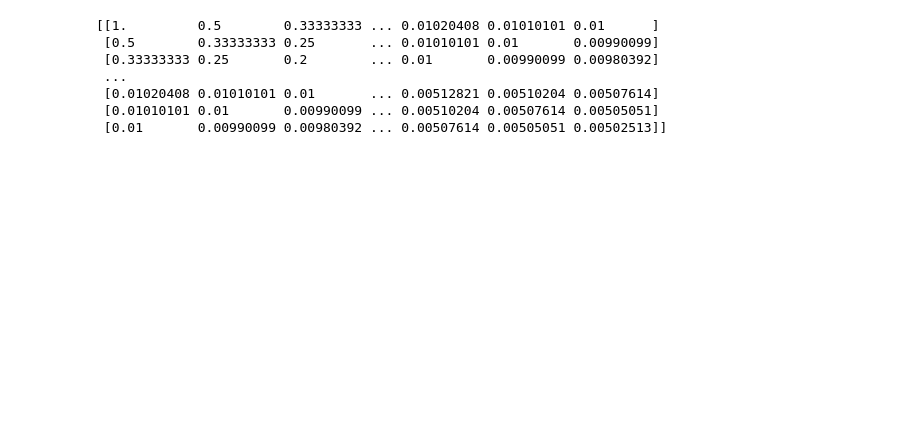
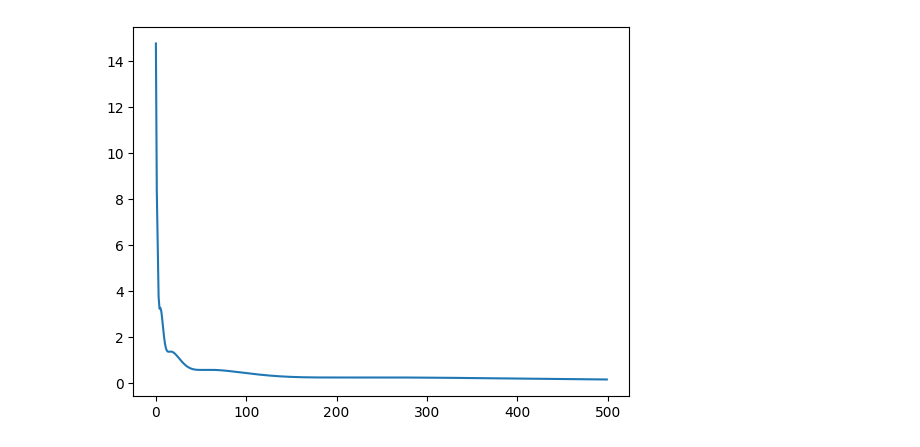
Before and after one commit to Matew3098/anl2025a_Mateo_Cardenas, a Jupyter notebook: Prueba.ipynb, the cells around one changed output. Cells and saved outputs as stored; diff of their text form; code cells hidden in the pictures; blank space fills up the shorter version.

```diff
--- a/Prueba.ipynb
+++ b/Prueba.ipynb
@@ -6,38 +6,34 @@ def hilbert(n):
         for j in range(n):
             A[i,j] = 1/(i+j+1) #debido a la correccion de rangos sumamos 1 a i y 1 a j entonces obtenemos i+j+1
     return A
-# %%
-print(hilbert(100))
-# %% [output]
-[[1.         0.5        0.33333333 ... 0.01020408 0.01010101 0.01      ]
- [0.5        0.33333333 0.25       ... 0.01010101 0.01       0.00990099]
- [0.33333333 0.25       0.2        ... 0.01       0.00990099 0.00980392]
- ...
- [0.01020408 0.01010101 0.01       ... 0.00512821 0.00510204 0.00507614]
- [0.01010101 0.01       0.00990099 ... 0.00510204 0.00507614 0.00505051]
- [0.01       0.00990099 0.00980392 ... 0.00507614 0.00505051 0.00502513]]
 # %%
-def Gauss_Seidel(A, b, x_0, tol=1e-10):
+def Gauss_Seidel(A, b, x_0, tol=1e-10, m_iter=500):
     x = x_0.astype(float).copy()
     k = 0
     norm_x = []
     norm_r = []
-    while np.linalg.norm(b - A @ x) > tol and k < 500: #criterio de residuos y de cantidad maxima de iteraciones
+    while np.linalg.norm(b - A @ x) > tol and k < m_iter: #criterio de residuos y de cantidad maxima de iteraciones
         for i in range(len(A)):
-            s1 = 0
-            s2 = 0
+            suma1 = 0
+            suma2 = 0
             for j in range(0, i):
-                s1 += A[i, j] * x[j]
+                suma1 += A[i, j] * x[j]
             for j in range(i + 1, len(A)):
-                s2 += A[i, j] * x[j]
-            x[i] = (b[i] - s1 - s2) / A[i, i]
+                suma2 += A[i, j] * x[j]
+            x[i] = (b[i] - suma1 - suma2) / A[i, i]
         k += 1
         norm_x.append(np.linalg.norm(x))
         norm_r.append(np.linalg.norm(b - A@x))
-        #print(f"Iteration {k}: x = {x}, Residual = {np.linalg.norm(b - A @ x)}")
     return x, norm_x, norm_r
 # %%
 A = hilbert(100)
 b = np.ones(100)
 x0 = np.zeros_like(b)
 x, norm_x, norm_r = Gauss_Seidel(A,b,x0,1e-10)
+# %%
+import matplotlib.pyplot as plt
+a = np.arange(0, 500, 1)
+plt.plot(a, norm_r)
+plt.show()
+# %% [output]
+[figure, added]
```
Also changed, not shown: parts of 6 cells of this notebook, 1 other file.
